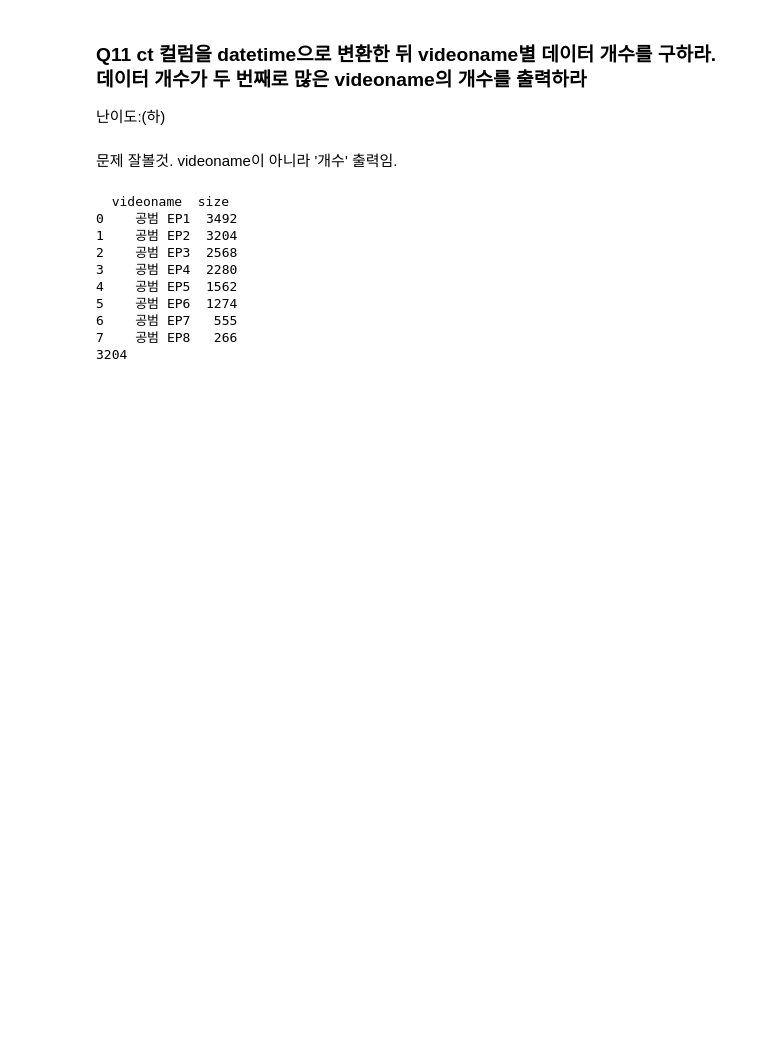
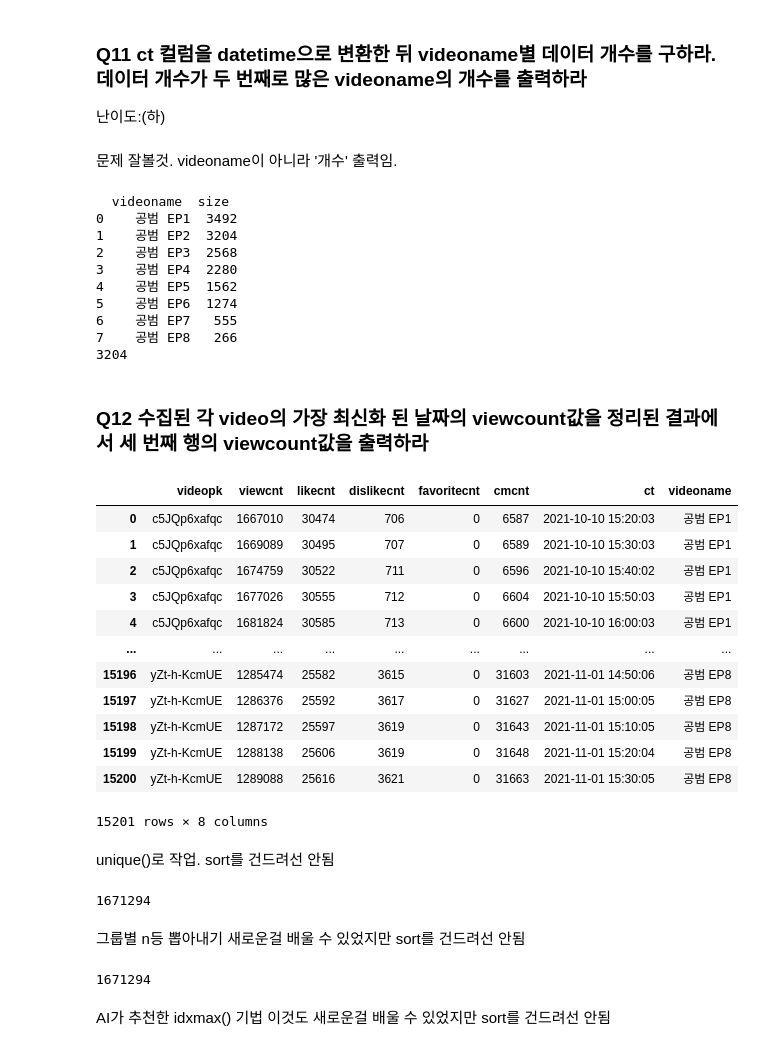
Before and after one commit to daeyeong8855/BigData-Analysis-Exam, a Jupyter notebook: type1/type1.ipynb, the cells around one changed output. Saved outputs shown, nothing was run; the diff lists cells and outputs as text; code cells hidden in the pictures; blank space fills up the shorter version.

```diff
--- a/type1/type1.ipynb
+++ b/type1/type1.ipynb
@@ -557,3 +557,54 @@ print(video_sort.iloc[1,1])
 6    공범 EP7   555
 7    공범 EP8   266
 3204
+# %% [markdown]
+### Q12 수집된 각 video의 가장 최신화 된 날짜의 viewcount값을 정리된 결과에서 세 번째 행의 viewcount값을 출력하라<br>
+# %%
+import pandas as pd
+import kagglehub
+
+# Download latest version
+path = kagglehub.dataset_download("kukuroo3/youtube-episodic-contents-kr")
+channel = pd.read_csv(path + "/channelInfo.csv")
+video = pd.read_csv(path + '/videoInfo.csv')
+
+video
+# %% [output]
+|  | videopk | viewcnt | likecnt | dislikecnt | favoritecnt | cmcnt | ct | videoname |
+| 0 | c5JQp6xafqc | 1667010 | 30474 | 706 | 0 | 6587 | 2021-10-10 15:20:03 | 공범 EP1 |
+| 1 | c5JQp6xafqc | 1669089 | 30495 | 707 | 0 | 6589 | 2021-10-10 15:30:03 | 공범 EP1 |
+| 2 | c5JQp6xafqc | 1674759 | 30522 | 711 | 0 | 6596 | 2021-10-10 15:40:02 | 공범 EP1 |
+| 3 | c5JQp6xafqc | 1677026 | 30555 | 712 | 0 | 6604 | 2021-10-10 15:50:03 | 공범 EP1 |
+| 4 | c5JQp6xafqc | 1681824 | 30585 | 713 | 0 | 6600 | 2021-10-10 16:00:03 | 공범 EP1 |
+| ... | ... | ... | ... | ... | ... | ... | ... | ... |
+| 15196 | yZt-h-KcmUE | 1285474 | 25582 | 3615 | 0 | 31603 | 2021-11-01 14:50:06 | 공범 EP8 |
+| 15197 | yZt-h-KcmUE | 1286376 | 25592 | 3617 | 0 | 31627 | 2021-11-01 15:00:05 | 공범 EP8 |
+| 15198 | yZt-h-KcmUE | 1287172 | 25597 | 3619 | 0 | 31643 | 2021-11-01 15:10:05 | 공범 EP8 |
+| 15199 | yZt-h-KcmUE | 1288138 | 25606 | 3619 | 0 | 31648 | 2021-11-01 15:20:04 | 공범 EP8 |
+| 15200 | yZt-h-KcmUE | 1289088 | 25616 | 3621 | 0 | 31663 | 2021-11-01 15:30:05 | 공범 EP8 |
+15201 rows × 8 columns
+# %% [markdown]
+unique()로 작업. sort를 건드려선 안됨
+# %%
+video_filter = video.sort_values('ct', ascending=False)
+video_filter = video_filter.groupby('videoname',as_index=False).agg(first=('viewcnt','first'))
+
+print(video_filter.iloc[2,1])
+# %% [output]
+1671294
+# %% [markdown]
+그룹별 n등 뽑아내기 새로운걸 배울 수 있었지만 sort를 건드려선 안됨
+# %%
+video_filter = video.sort_values('ct', ascending=False)
+
+video_filter['rank']=video_filter.groupby('videoname').cumcount()
+
+video_filter = video_filter[video_filter['rank']==0]
+video_filter = video_filter.sort_values('videoname', ascending=True)
+answer = video_filter.iloc[2,1]
+
+print(answer)
+# %% [output]
+1671294
+# %% [markdown]
+AI가 추천한 idxmax() 기법 이것도 새로운걸 배울 수 있었지만 sort를 건드려선 안됨
```
Also changed, not shown: parts of 2 cells of this notebook.
